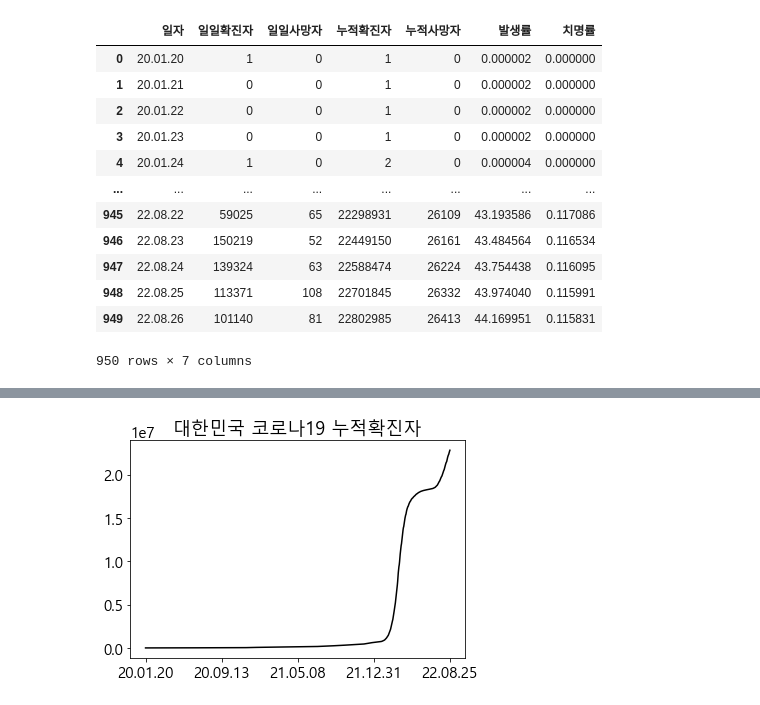
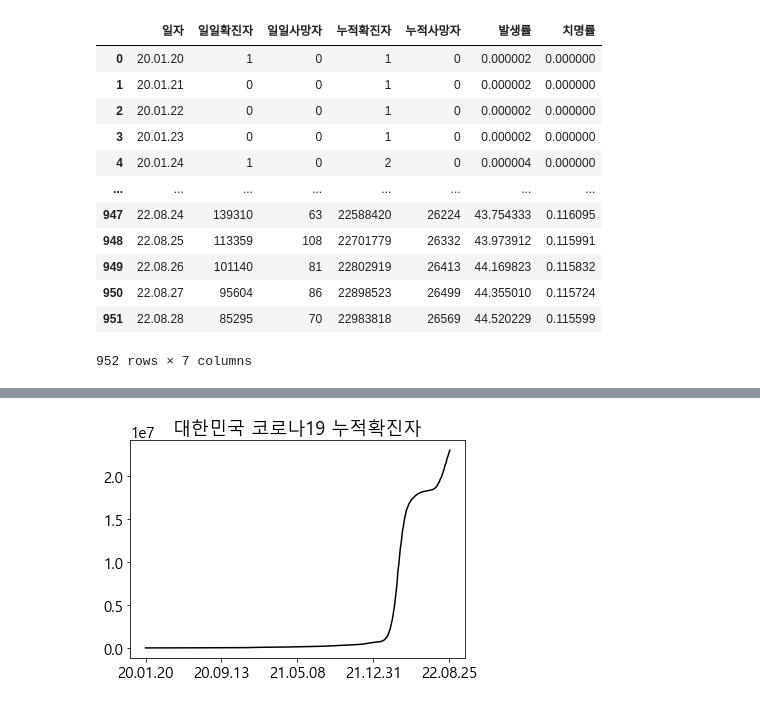
Before and after one commit to cpwoo/ProjectCorona, a Jupyter notebook: ProjectCorona.ipynb, the cells around one changed output, grey strips where cells are left out. Saved outputs shown, nothing was run; the diff lists cells and outputs as text; code cells hidden in the pictures.

```diff
--- a/ProjectCorona.ipynb
+++ b/ProjectCorona.ipynb
@@ -7,30 +7,30 @@ matplotlib.rcParams['axes.unicode_minus'] = False
 # %%
 import pandas as pd
 import numpy as np
-df = pd.read_excel('코로나바이러스감염증-19_확진환자_발생현황_220826.xlsx', skiprows=[0,1,2,3,5])
+df = pd.read_excel('코로나바이러스감염증-19_확진환자_발생현황_220828.xlsx', skiprows=[0,1,2,3,5])
 df.drop(columns=['국내발생(명)', '해외유입(명)'], inplace=True)
 df.rename(columns={'계(명)':'일일확진자', '사망(명)':'일일사망자'}, inplace=True)
 df['일자'] = df['일자'].dt.strftime('%y.%m.%d')
 df.replace('-', 0, inplace=True)
 df['누적확진자'] = df['일일확진자'].cumsum()
 df['누적사망자'] = df['일일사망자'].cumsum()
 df['발생률'] = df['누적확진자'] / 51625561 * 100
 df['치명률'] = df['누적사망자'] / df['누적확진자'] * 100
 df
 # %% [output]
 |  | 일자 | 일일확진자 | 일일사망자 | 누적확진자 | 누적사망자 | 발생률 | 치명률 |
 | 0 | 20.01.20 | 1 | 0 | 1 | 0 | 0.000002 | 0.000000 |
 | 1 | 20.01.21 | 0 | 0 | 1 | 0 | 0.000002 | 0.000000 |
 | 2 | 20.01.22 | 0 | 0 | 1 | 0 | 0.000002 | 0.000000 |
 | 3 | 20.01.23 | 0 | 0 | 1 | 0 | 0.000002 | 0.000000 |
 | 4 | 20.01.24 | 1 | 0 | 2 | 0 | 0.000004 | 0.000000 |
 | ... | ... | ... | ... | ... | ... | ... | ... |
-| 945 | 22.08.22 | 59025 | 65 | 22298931 | 26109 | 43.193586 | 0.117086 |
-| 946 | 22.08.23 | 150219 | 52 | 22449150 | 26161 | 43.484564 | 0.116534 |
-| 947 | 22.08.24 | 139324 | 63 | 22588474 | 26224 | 43.754438 | 0.116095 |
-| 948 | 22.08.25 | 113371 | 108 | 22701845 | 26332 | 43.974040 | 0.115991 |
-| 949 | 22.08.26 | 101140 | 81 | 22802985 | 26413 | 44.169951 | 0.115831 |
+| 947 | 22.08.24 | 139310 | 63 | 22588420 | 26224 | 43.754333 | 0.116095 |
+| 948 | 22.08.25 | 113359 | 108 | 22701779 | 26332 | 43.973912 | 0.115991 |
+| 949 | 22.08.26 | 101140 | 81 | 22802919 | 26413 | 44.169823 | 0.115832 |
+| 950 | 22.08.27 | 95604 | 86 | 22898523 | 26499 | 44.355010 | 0.115724 |
+| 951 | 22.08.28 | 85295 | 70 | 22983818 | 26569 | 44.520229 | 0.115599 |
-950 rows × 7 columns
+952 rows × 7 columns
 # %%
 df30 = df.tail(30)
 df30
```
Also changed, not shown: parts of 8 cells of this notebook, 7 other files.
